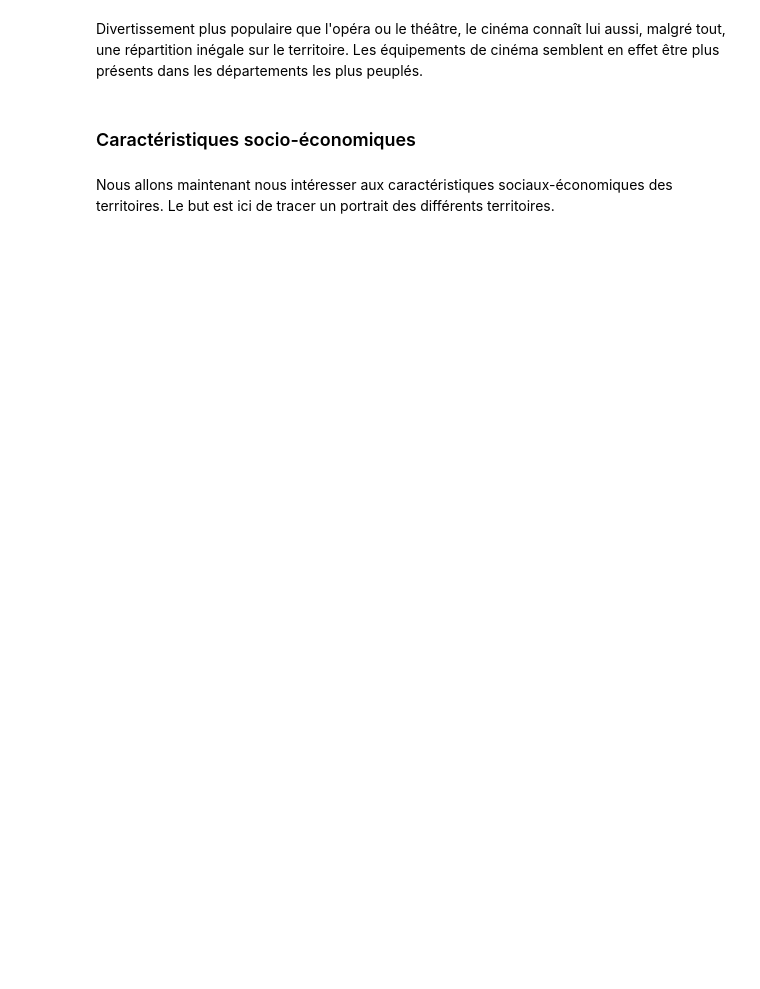
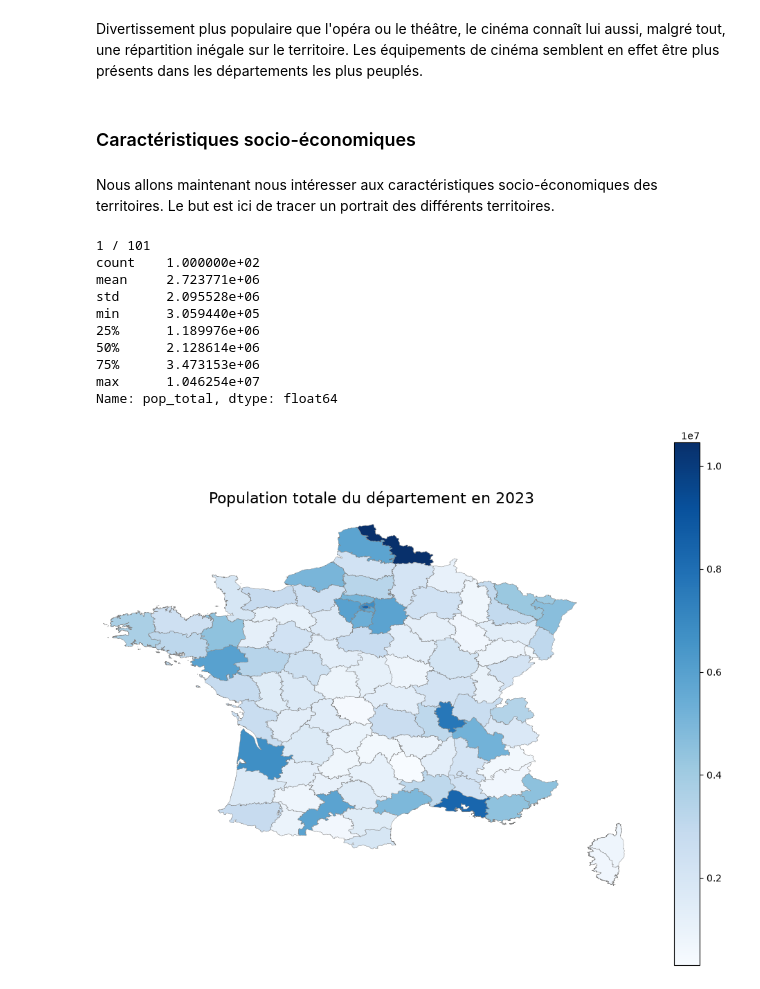
Before and after one commit to heloise1414/Evaluation-Politiques-Publiques-Culturelles, a Jupyter notebook: stats_desc.ipynb, the cells around one changed output. Saved outputs shown, nothing was run; the diff lists cells and outputs as text; code cells hidden in the pictures; blank space fills up the shorter version.

Commit message:
STATS DESC - Statistiques socio-économiques

```diff
--- a/stats_desc.ipynb
+++ b/stats_desc.ipynb
@@ -262,4 +262,18 @@ Divertissement plus populaire que l'opéra ou le théâtre, le cinéma connaît
 # %% [markdown]
 ### Caractéristiques socio-économiques
 # %% [markdown]
-Nous allons maintenant nous intéresser aux caractéristiques sociaux-économiques des territoires. Le but est ici de tracer un portrait des différents territoires.
+Nous allons maintenant nous intéresser aux caractéristiques socio-économiques des territoires. Le but est ici de tracer un portrait des différents territoires.
+# %%
+carte_dep(df_final, "code_insee", "pop_total", "Blues", "Population totale du département en 2023")
+# %% [output]
+1 / 101
+count    1.000000e+02
+mean     2.723771e+06
+std      2.095528e+06
+min      3.059440e+05
+25%      1.189976e+06
+50%      2.128614e+06
+75%      3.473153e+06
+max      1.046254e+07
+Name: pop_total, dtype: float64
+[figure, added]
```
Also changed, not shown: parts of 8 cells of this notebook, 1 other file.
